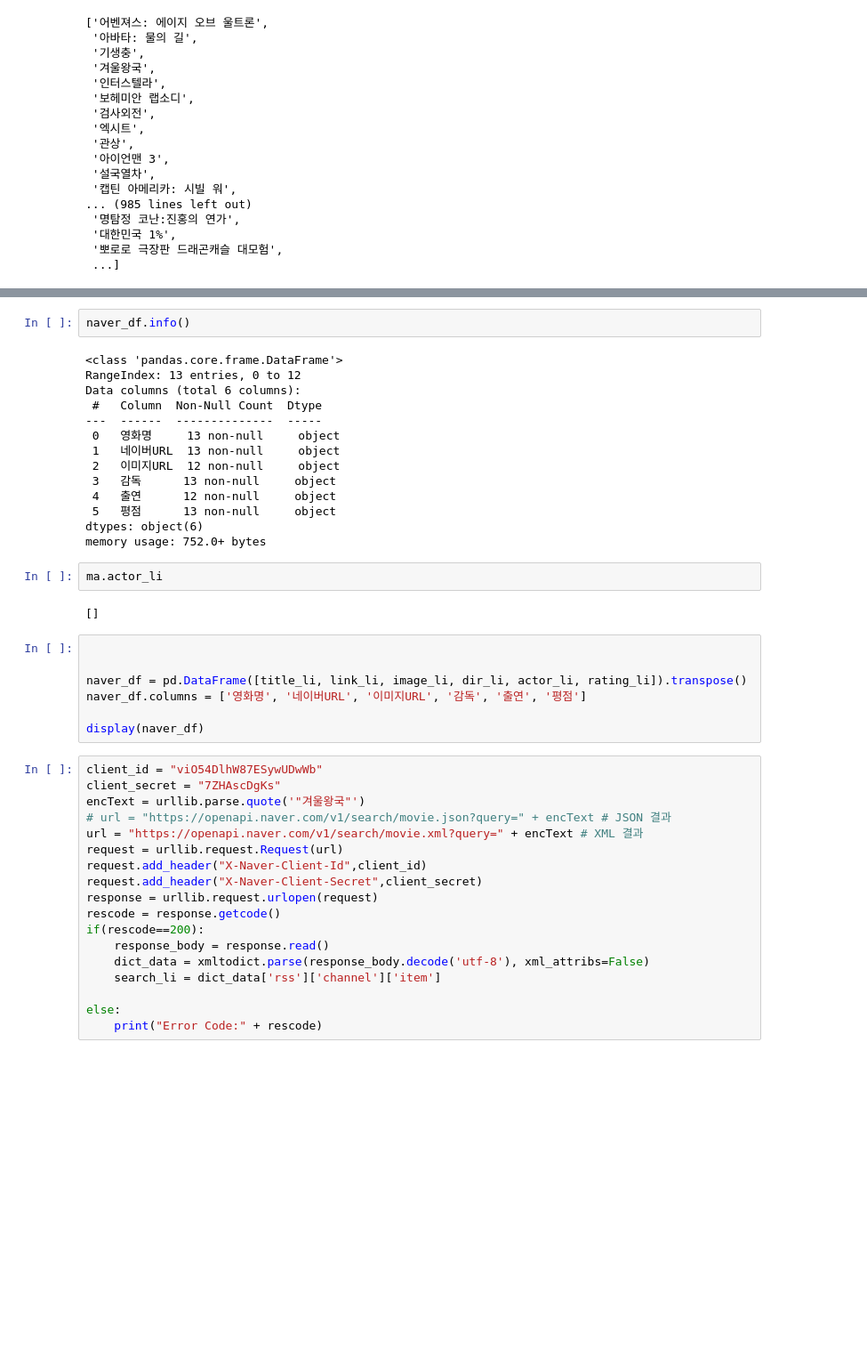
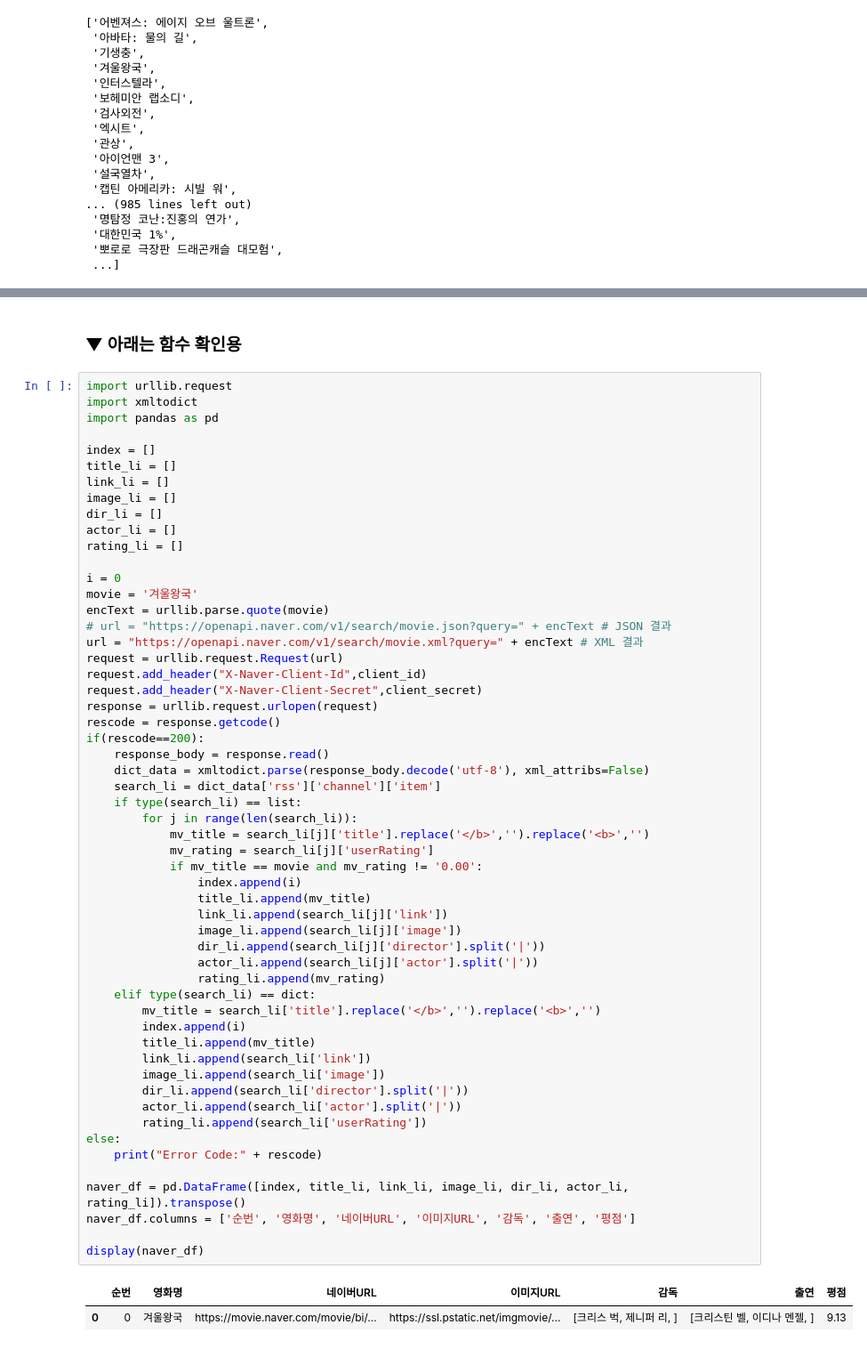
Before and after one commit to Play-Web-miniProject/MovieDL, a Jupyter notebook: eyz/naver_API.ipynb, the cells around one changed output, grey strips where cells are left out. Shown: that part at 89% size. Cells and saved outputs as stored; diff of their text form; blank space fills up the shorter version.

```diff
--- a/eyz/naver_API.ipynb
+++ b/eyz/naver_API.ipynb
@@ -114,45 +116,60 @@ naver_df.to_csv('naver_api_df.csv', encoding='cp949')
-# %%
-naver_df.info()
-# %% [output]
-<class 'pandas.core.frame.DataFrame'>
-RangeIndex: 13 entries, 0 to 12
-Data columns (total 6 columns):
- #   Column  Non-Null Count  Dtype
----  ------  --------------  -----
- 0   영화명     13 non-null     object
- 1   네이버URL  13 non-null     object
- 2   이미지URL  12 non-null     object
- 3   감독      13 non-null     object
- 4   출연      12 non-null     object
- 5   평점      13 non-null     object
-dtypes: object(6)
-memory usage: 752.0+ bytes
-# %%
-ma.actor_li
-# %% [output]
-[]
-# %%
-
-
-naver_df = pd.DataFrame([title_li, link_li, image_li, dir_li, actor_li, rating_li]).transpose()
-naver_df.columns = ['영화명', '네이버URL', '이미지URL', '감독', '출연', '평점']
-
-display(naver_df)
+# %% [markdown]
+### ▼ 아래는 함수 확인용
 # %%
-client_id = "viO54DlhW87ESywUDwWb"
-client_secret = "7ZHAscDgKs"
-encText = urllib.parse.quote('"겨울왕국"')
+import urllib.request
+import xmltodict
+import pandas as pd
+
+index = []
+title_li = []
+link_li = []
+image_li = []
+dir_li = []
+actor_li = []
+rating_li = []
+
+i = 0
+movie = '겨울왕국'
+encText = urllib.parse.quote(movie)
 # url = "https://openapi.naver.com/v1/search/movie.json?query=" + encText # JSON 결과
 url = "https://openapi.naver.com/v1/search/movie.xml?query=" + encText # XML 결과
 request = urllib.request.Request(url)
 request.add_header("X-Naver-Client-Id",client_id)
 request.add_header("X-Naver-Client-Secret",client_secret)
 response = urllib.request.urlopen(request)
 rescode = response.getcode()
 if(rescode==200):
     response_body = response.read()
     dict_data = xmltodict.parse(response_body.decode('utf-8'), xml_attribs=False)
     search_li = dict_data['rss']['channel']['item']
-
+    if type(search_li) == list:
+        for j in range(len(search_li)):
+            mv_title = search_li[j]['title'].replace('</b>','').replace('<b>','')
+            mv_rating = search_li[j]['userRating']
+            if mv_title == movie and mv_rating != '0.00':
+                index.append(i)
+                title_li.append(mv_title)
+                link_li.append(search_li[j]['link'])
+                image_li.append(search_li[j]['image'])
+                dir_li.append(search_li[j]['director'].split('|'))
+                actor_li.append(search_li[j]['actor'].split('|'))
+                rating_li.append(mv_rating)
+    elif type(search_li) == dict:
+        mv_title = search_li['title'].replace('</b>','').replace('<b>','')
+        index.append(i)
+        title_li.append(mv_title)
+        link_li.append(search_li['link'])
+        image_li.append(search_li['image'])
+        dir_li.append(search_li['director'].split('|'))
+        actor_li.append(search_li['actor'].split('|'))
+        rating_li.append(search_li['userRating'])
 else:
     print("Error Code:" + rescode)
+
+naver_df = pd.DataFrame([index, title_li, link_li, image_li, dir_li, actor_li, rating_li]).transpose()
+naver_df.columns = ['순번', '영화명', '네이버URL', '이미지URL', '감독', '출연', '평점']
+
+display(naver_df)
+# %% [output]
+|  | 순번 | 영화명 | 네이버URL | 이미지URL | 감독 | 출연 | 평점 |
+| 0 | 0 | 겨울왕국 | https://movie.naver.com/movie/bi/... | https://ssl.pstatic.net/imgmovie/... | [크리스 벅, 제니퍼 리, ] | [크리스틴 벨, 이디나 멘젤, ] | 9.13 |
```
Also changed, not shown: parts of 7 cells of this notebook, 1 other file.
